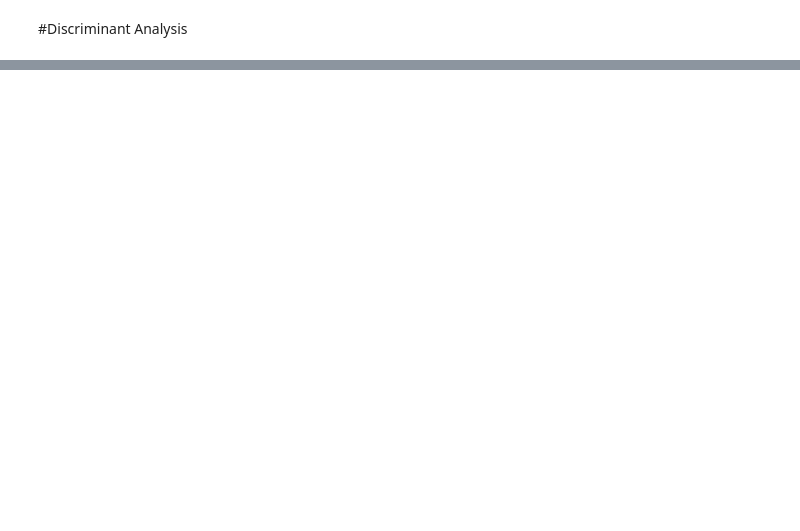
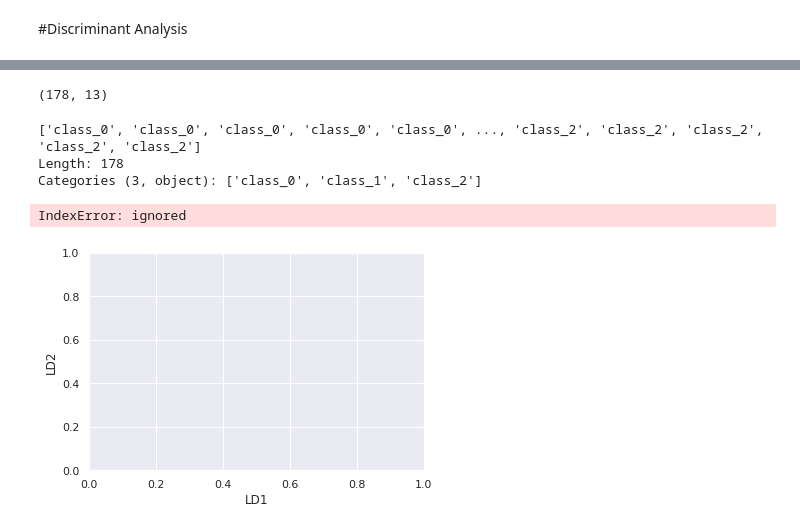
Before and after one commit to havaledar/S_Titanic_Kaggle_6100, a Jupyter notebook: 6100a2.ipynb, the cells around one changed output, grey strips where cells are left out. Drawn from its saved outputs; the diff is of its cells as text; code cells hidden in the pictures; blank space fills up the shorter version.

```diff
--- a/6100a2.ipynb
+++ b/6100a2.ipynb
@@ -293,0 +339,4 @@ answers.to_csv('answers.csv',index=False)
+# %%
+lda = LinearDiscriminantAnalysis()
+# %%
+X_lda = lda.fit_transform(x_train, y_train)
@@ -293,0 +382,24 @@ answers.to_csv('answers.csv',index=False)
+# %%
+X
+# %% [output]
+(178, 13)
+# %%
+y
+# %% [output]
+['class_0', 'class_0', 'class_0', 'class_0', 'class_0', ..., 'class_2', 'class_2', 'class_2', 'class_2', 'class_2']
+Length: 178
+Categories (3, object): ['class_0', 'class_1', 'class_2']
+# %%
+plt.xlabel('LD1')
+plt.ylabel('LD2')
+plt.scatter(
+    X_lda[:,0],
+    X_lda[:,1],
+    c=y_train,
+    cmap='rainbow',
+    alpha=0.7,
+    edgecolors='b'
+)
+# %% [output]
+IndexError: ignored
+[figure, added]
```
Also changed, not shown: parts of 12 cells of this notebook.
